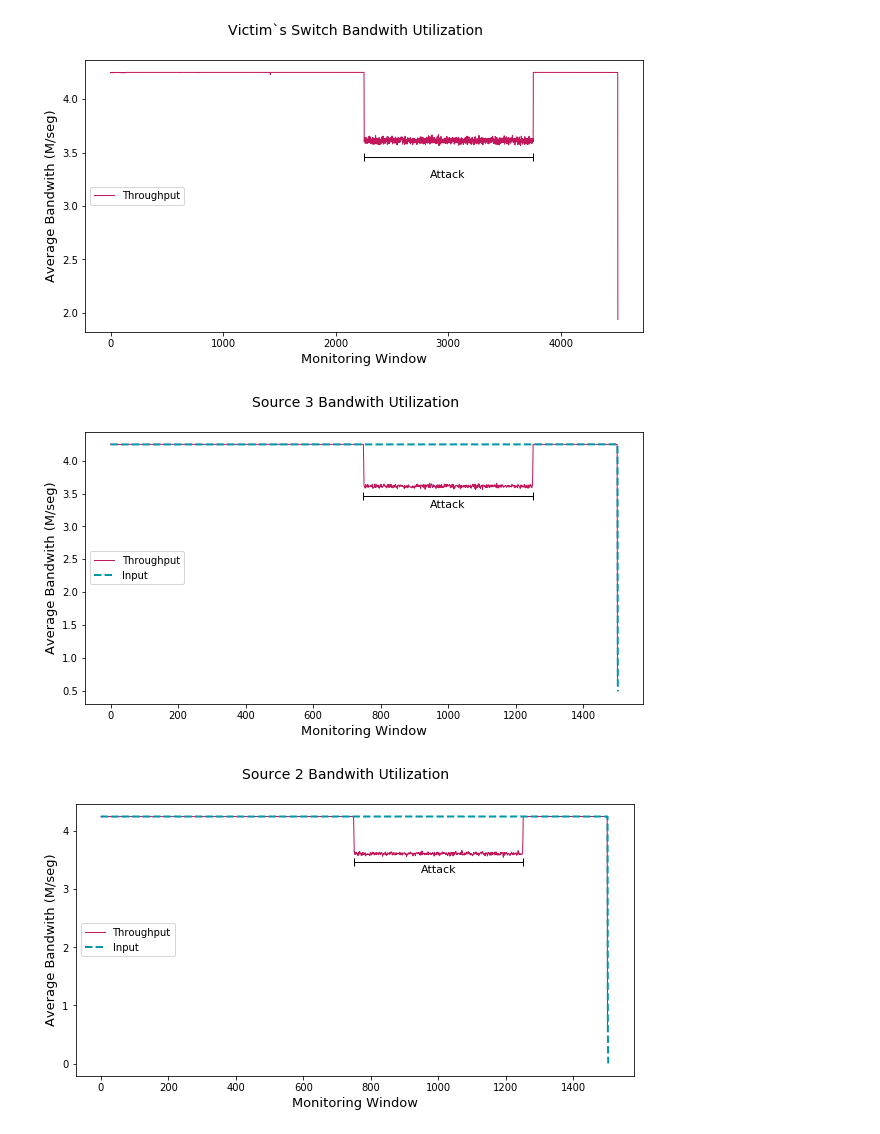
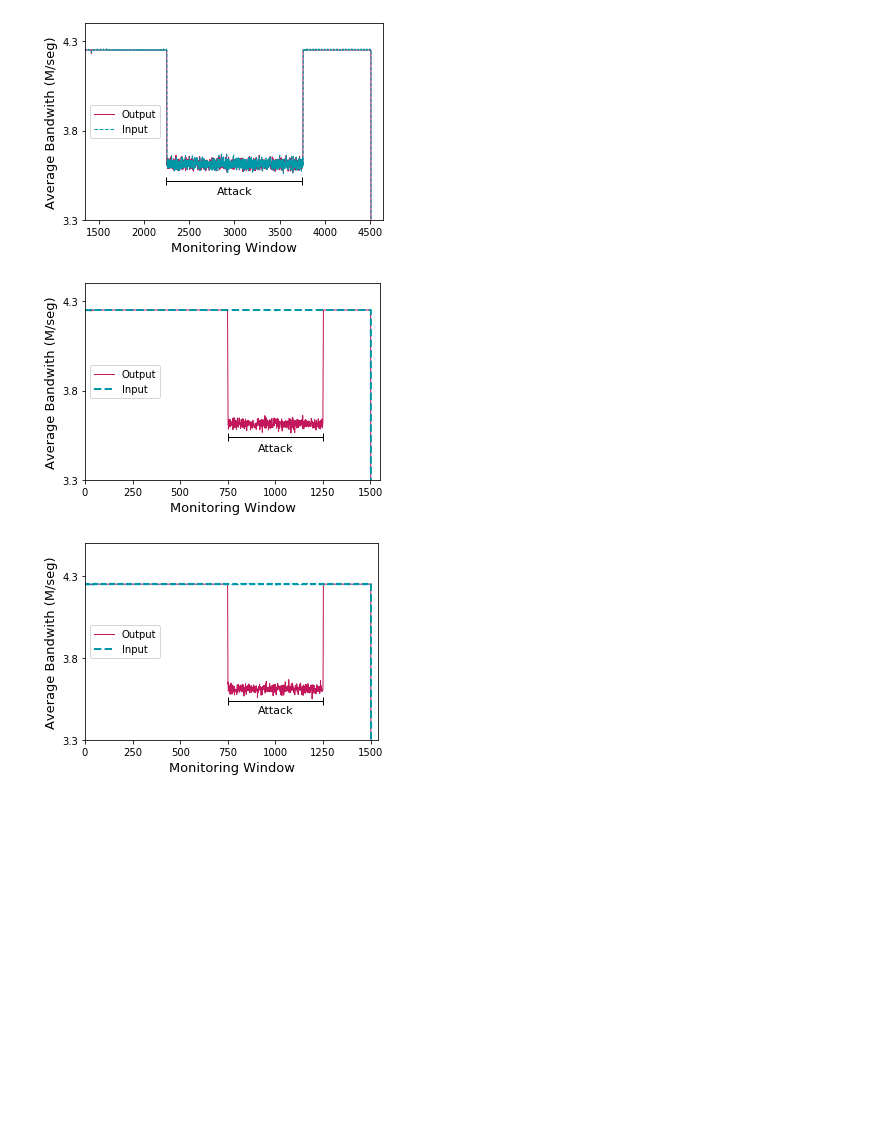
Before and after one commit to andreyqg/ddosmitigation, a Jupyter notebook: scripts/calibrateddosd/Bandwith Usage.ipynb, the cells around one changed output. Cells and saved outputs as stored; diff of their text form; code cells hidden in the pictures; blank space fills up the shorter version.

```diff
--- a/scripts/calibrateddosd/Bandwith Usage.ipynb
+++ b/scripts/calibrateddosd/Bandwith Usage.ipynb
@@ -1,28 +1,33 @@
 # %%
 import pandas as pd
 import matplotlib.pyplot as plt
 import csv
 import numpy as np
 
 ### Statistics each 109 seconds, corresponding to 1 observation window ###
 
 ### Statistics per observation window ### SW51
 stats51entry = pd.read_csv("stats51entry.txt",delimiter='|',usecols=[3])
 stats51 = pd.read_csv("stats51.txt",delimiter='|',usecols=[3])
 
-plt.figure(figsize=(10, 5))
-plt.suptitle('Victim`s Switch Bandwith Utilization', fontsize=14)
-plt.plot(stats51/100000,color='#C2185B',lw=1,label='Throughput')
+plt.figure(figsize=(5, 3.5))
+#plt.suptitle('Victim`s Switch Bandwith Utilization', fontsize=14)
+plt.plot(stats51/100000,color='#C2185B',lw=1,label='Output')
+plt.plot(stats51entry/100000,color='#0097A7',lw=1,linestyle='--', label='Input')
 
-plt.errorbar((3000,),(3.46,), xerr=750, ecolor='black', linestyle='-.',  mew=1,capsize=4, label=None, lw=1)
-plt.text(3000, 3.25,'Attack', ha='center', va='bottom', color='black', fontsize=11)
+plt.errorbar((3000,),(3.52,), xerr=750, ecolor='black', linestyle='-.',  mew=1,capsize=4, label=None, lw=1)
+plt.text(3000, 3.43,'Attack', ha='center', va='bottom', color='black', fontsize=11)
 
 plt.xlabel('Monitoring Window',fontsize=13)
 plt.ylabel('Average Bandwith (M/seg)',fontsize=13)
+plt.xlim(1350,4640)
+plt.ylim(3.3,4.4)
+plt.yticks(np.arange(3.3, 4.5, 0.5))
 plt.legend(loc='center left')
+plt.tight_layout()
 plt.savefig('bandwith51.pdf')
 # %% [output]
-[figure, old version]
+[figure, new version]
 # %%
 import pandas as pd
 import matplotlib.pyplot as plt
@@ -35,21 +40,25 @@ import numpy as np
 stats41entry = pd.read_csv("stats41entry.txt",delimiter='|',usecols=[3])
 stats41 = pd.read_csv("stats41.txt",delimiter='|',usecols=[3])
 
-
-plt.figure(figsize=(10, 5))
-plt.suptitle('Source 3 Bandwith Utilization', fontsize=14)
-plt.plot(stats41/100000,color='#C2185B', lw=1,label='Throughput')
+plt.figure(figsize=(5, 3.5))
+#plt.suptitle('Source 3 Bandwith Utilization', fontsize=14)
+plt.plot(stats41/100000,color='#C2185B', lw=1,label='Output')
 plt.plot(stats41entry/100000,color='#0097A7',lw=2,linestyle='--', label='Input')
 
-plt.errorbar((1000,),(3.46,), xerr=251, ecolor='black', linestyle='-.',  mew=1,capsize=4, label=None, lw=1)
-plt.text(1000, 3.25,'Attack', ha='center', va='bottom', color='black', fontsize=11)
+plt.errorbar((1000,),(3.54,), xerr=251, ecolor='black', linestyle='-.',  mew=1,capsize=4, label=None, lw=1)
+plt.text(1000, 3.45,'Attack', ha='center', va='bottom', color='black', fontsize=11)
 
 plt.xlabel('Monitoring Window',fontsize=13)
 plt.ylabel('Average Bandwith (M/seg)',fontsize=13)
+plt.xlim(0,1550)
+plt.xticks(np.arange(0, 1550, 250))
+plt.ylim(3.3,4.4)
+plt.yticks(np.arange(3.3, 4.5, 0.5))
 plt.legend(loc='center left')
+plt.tight_layout()
 plt.savefig('bandwith41.pdf')
 # %% [output]
-[figure, old version]
+[figure, new version]
 # %%
 import pandas as pd
 import matplotlib.pyplot as plt
@@ -63,20 +72,25 @@ stats21entry = pd.read_csv("stats21entry.txt",delimiter='|',usecols=[3])
 stats21 = pd.read_csv("stats21.txt",delimiter='|',usecols=[3])
 
 
-plt.figure(figsize=(10, 5))
-plt.suptitle('Source 2 Bandwith Utilization', fontsize=14)
-plt.plot(stats21/100000,color='#C2185B', lw=1,label='Throughput')
+plt.figure(figsize=(5, 3.5))
+#plt.suptitle('Source 2 Bandwith Utilization', fontsize=14)
+plt.plot(stats21/100000,color='#C2185B', lw=1,label='Output')
 plt.plot(stats21entry/100000,color='#0097A7',lw=2,linestyle='--', label='Input')
 
-plt.errorbar((1000,),(3.46,), xerr=251, ecolor='black', linestyle='-.',  mew=1,capsize=4, label=None, lw=1)
-plt.text(1000, 3.25,'Attack', ha='center', va='bottom', color='black', fontsize=11)
+plt.errorbar((1000,),(3.54,), xerr=251, ecolor='black', linestyle='-.',  mew=1,capsize=4, label=None, lw=1)
+plt.text(1000, 3.45,'Attack', ha='center', va='bottom', color='black', fontsize=11)
 
 plt.xlabel('Monitoring Window',fontsize=13)
 plt.ylabel('Average Bandwith (M/seg)',fontsize=13)
+plt.xlim(0,1540)
+plt.xticks(np.arange(0, 1540, 250))
+plt.ylim(3.3,4.5)
+plt.yticks(np.arange(3.3, 4.6, 0.5))
 plt.legend(loc='center left')
+plt.tight_layout()
 plt.savefig('bandwith21.pdf')
 # %% [output]
-[figure, old version]
+[figure, new version]
 # %%
 import pandas as pd
 import matplotlib.pyplot as plt
```
Also changed, not shown: parts of 1 cell of this notebook.
